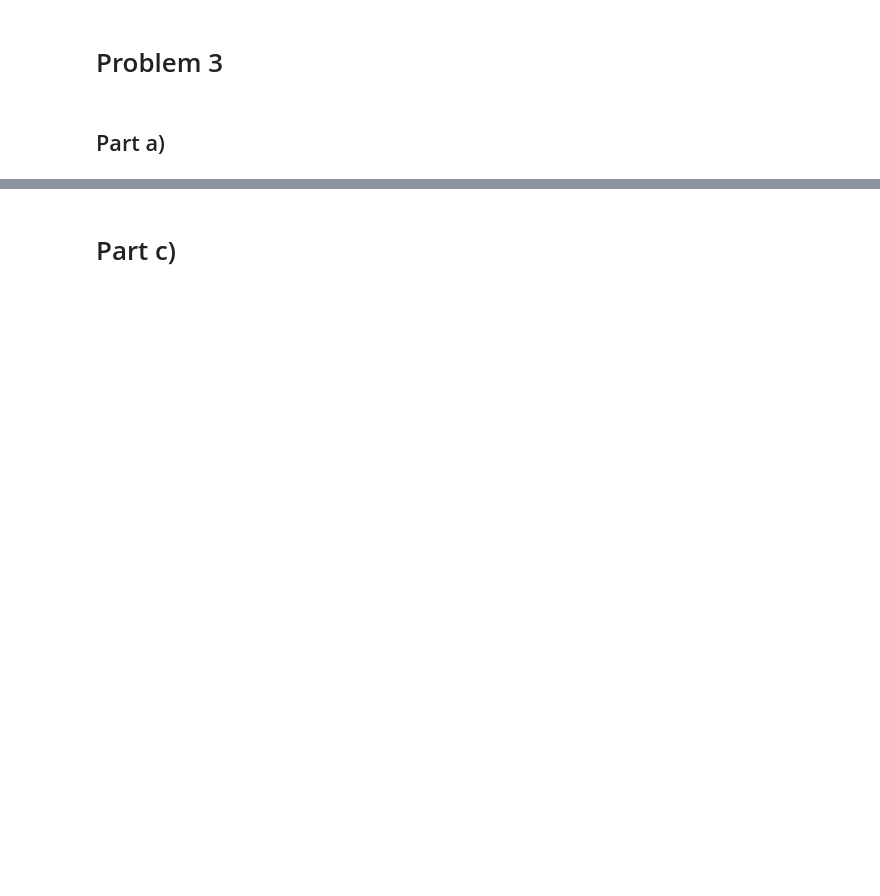
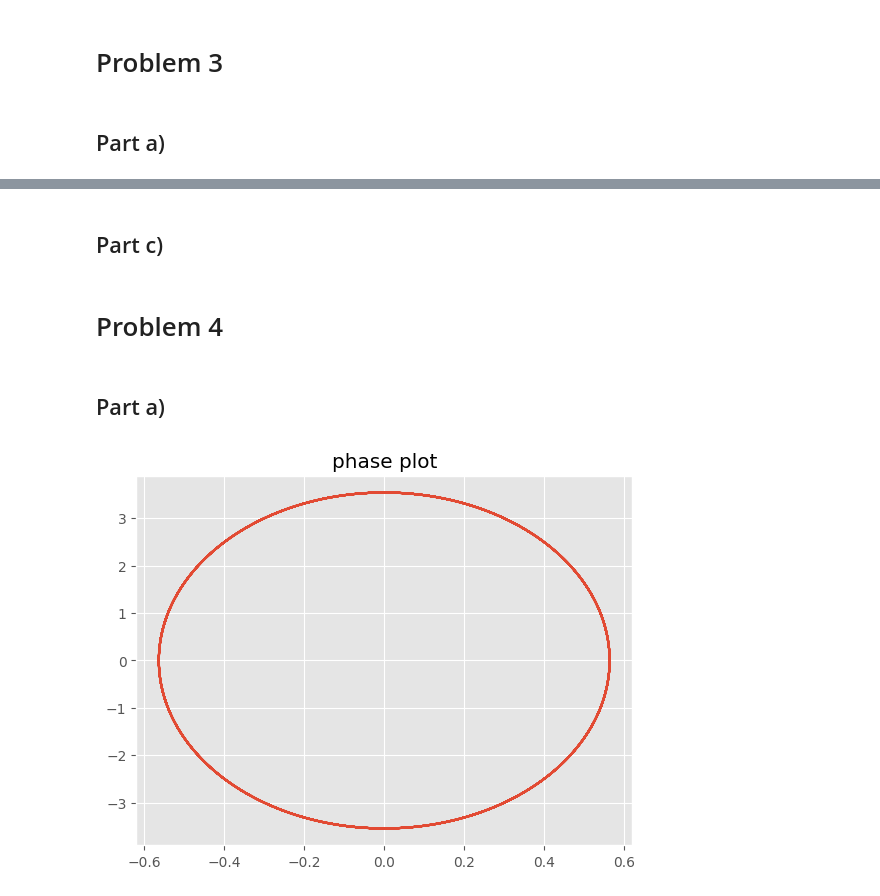
Before and after one commit to liuqiyucn/hw7, a Jupyter notebook: hw7.ipynb, the cells around one changed output, grey strips where cells are left out. Cells and saved outputs as stored; diff of their text form; code cells hidden in the pictures; blank space fills up the shorter version.

```diff
--- a/hw7.ipynb
+++ b/hw7.ipynb
@@ -165,4 +166,40 @@ plt.show()
 # %% [markdown]
-# Part c)
+## Part c)
 # %%
 sigma_expect = P1_N100*(1-P1_N100)
+# %% [markdown]
+# Problem 4
+# %% [markdown]
+## Part a)
+# %%
+from qutip import create, destroy
+
+N = 100
+t = np.linspace(0, 10, 1000)
+a = qt.destroy(N)
+a_dag = qt.create(N)
+omega = 2*np.pi
+m = 1
+alpha = qt.displace(N,1)*qt.basis(N, 0)
+x_exp = []
+p_exp = []
+
+x_op=np.sqrt(1/(2*m*omega))*(a_dag+a)
+p_op=-1j*np.sqrt((m*omega)/2)*(a-a_dag)
+
+
+
+for i in range(t.size):
+    H_over_h_bar = -1j*omega*t[i]*(a_dag*a + 1/2)
+    U_t = H_over_h_bar.expm()
+    state = U_t * alpha
+    x_exp.append(qt.expect(x_op, state))
+    p_exp.append(qt.expect(p_op, state))
+
+x_exp = np.array(x_exp)
+p_exp = np.array(p_exp)
+plt.plot(x_exp, p_exp)
+plt.title('phase plot')
+plt.show()
+# %% [output]
+[figure, added]
```
Also changed, not shown: parts of 17 cells of this notebook, 1 other file.
